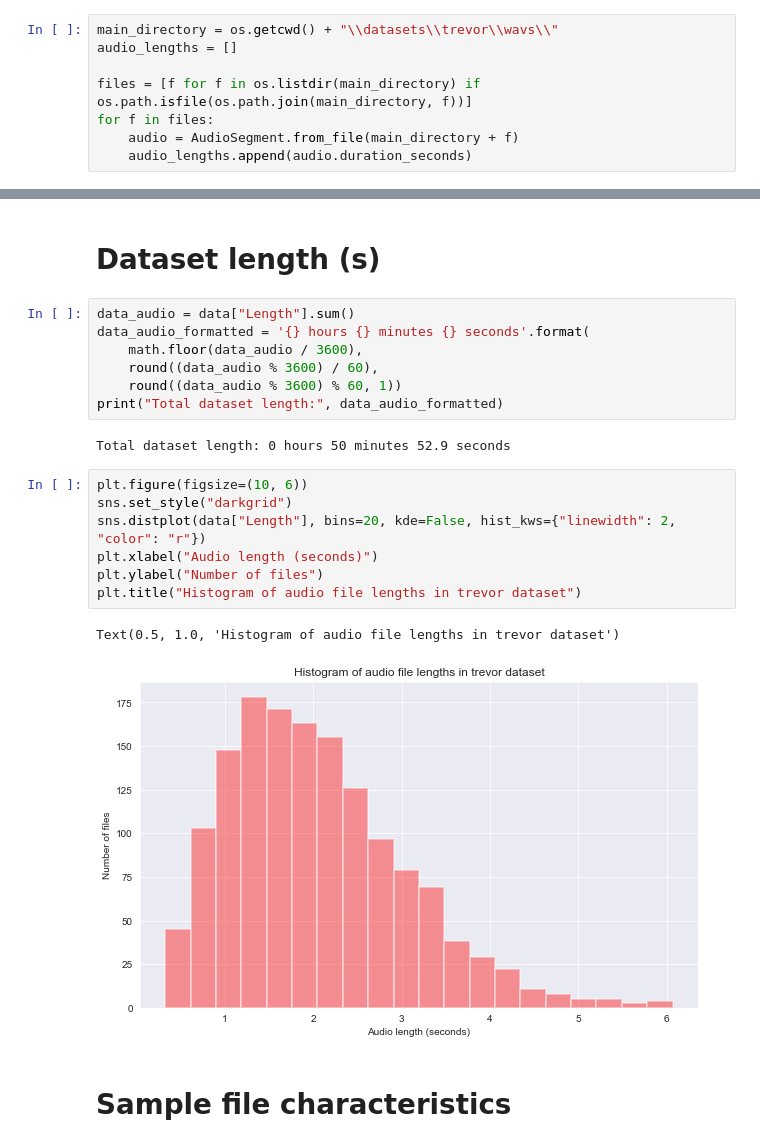
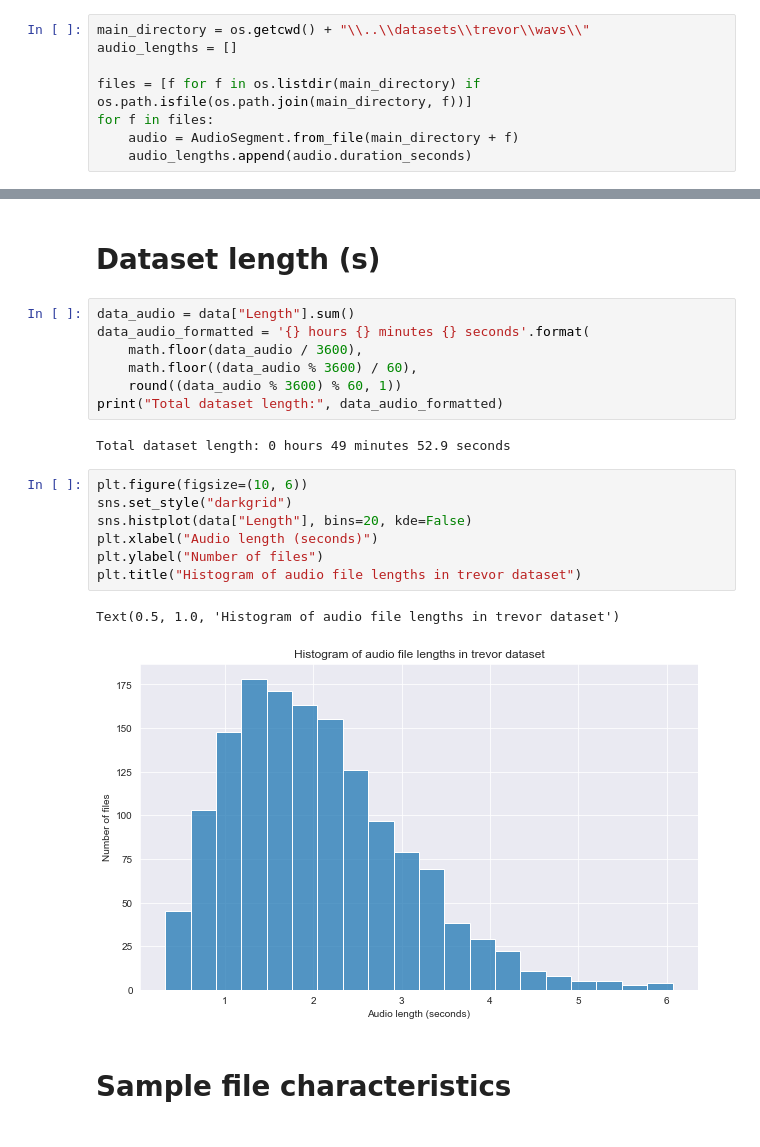
Before and after one commit to bart-wojtala/datasets, a Jupyter notebook: notebooks/Trevor.ipynb, the cells around one changed output, grey strips where cells are left out. Cells and saved outputs as stored; diff of their text form.

```diff
--- a/Trevor.ipynb
+++ b/notebooks/Trevor.ipynb
@@ -15,7 +15,7 @@ import math
 # %% [markdown]
 # Loading data
 # %%
-main_directory = os.getcwd() + "\\datasets\\trevor\\wavs\\"
+main_directory = os.getcwd() + "\\..\\datasets\\trevor\\wavs\\"
 audio_lengths = []
 
 files = [f for f in os.listdir(main_directory) if os.path.isfile(os.path.join(main_directory, f))]
@@ -50,21 +50,21 @@ Name: Length, dtype: float64
 data_audio = data["Length"].sum()
 data_audio_formatted = '{} hours {} minutes {} seconds'.format(
     math.floor(data_audio / 3600),
-    round((data_audio % 3600) / 60),
+    math.floor((data_audio % 3600) / 60),
     round((data_audio % 3600) % 60, 1))
 print("Total dataset length:", data_audio_formatted)
 # %% [output]
-Total dataset length: 0 hours 50 minutes 52.9 seconds
+Total dataset length: 0 hours 49 minutes 52.9 seconds
 # %%
 plt.figure(figsize=(10, 6))
 sns.set_style("darkgrid")
-sns.distplot(data["Length"], bins=20, kde=False, hist_kws={"linewidth": 2, "color": "r"})
+sns.histplot(data["Length"], bins=20, kde=False)
 plt.xlabel("Audio length (seconds)")
 plt.ylabel("Number of files")
 plt.title("Histogram of audio file lengths in trevor dataset")
 # %% [output]
 Text(0.5, 1.0, 'Histogram of audio file lengths in trevor dataset')
-[figure, old version]
+[figure, new version]
 # %% [markdown]
 # Sample file characteristics
 # %%
```
Also changed, not shown: 18 other files.
